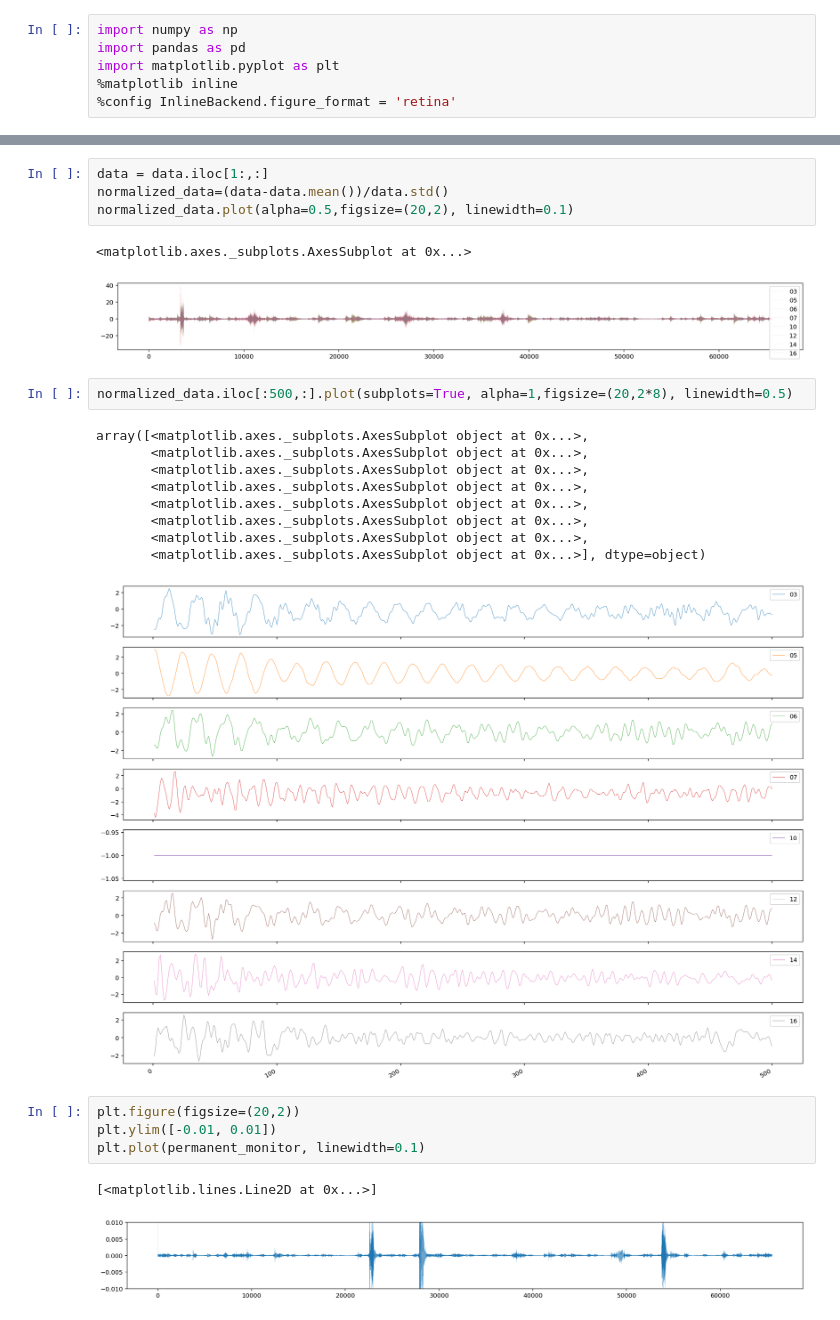
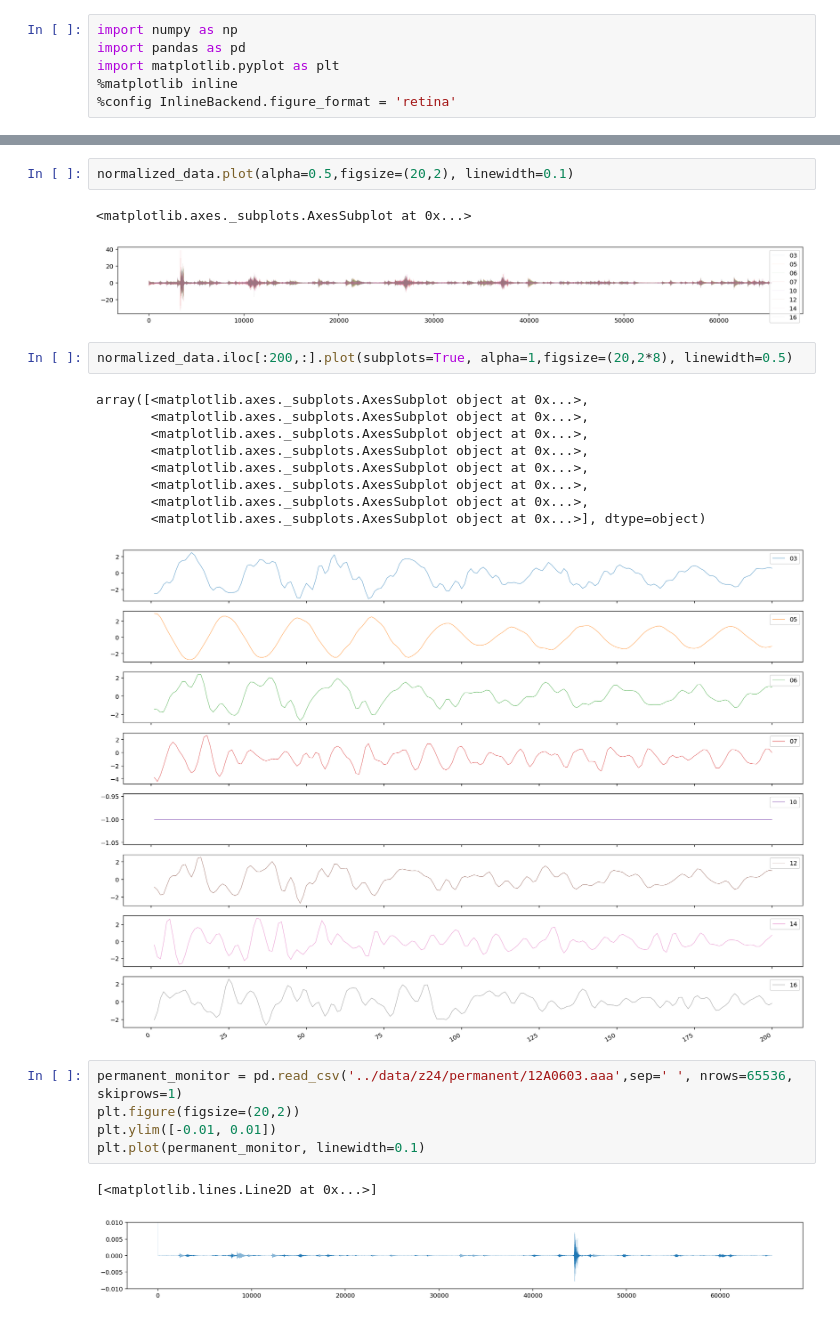
Before and after one commit to davidsteinar/structural-uncertainty, a Jupyter notebook: notebooks/z24-data-explore.ipynb, the cells around one changed output, grey strips where cells are left out. Saved outputs shown, nothing was run; the diff lists cells and outputs as text.

```diff
--- a/notebooks/z24-data-explore.ipynb
+++ b/notebooks/z24-data-explore.ipynb
@@ -23,12 +38,10 @@ Wall time: 241 ms
 # %%
-data = data.iloc[1:,:]
-normalized_data=(data-data.mean())/data.std()
 normalized_data.plot(alpha=0.5,figsize=(20,2), linewidth=0.1)
 # %% [output]
 <matplotlib.axes._subplots.AxesSubplot at 0x...>
 [figure]
 # %%
-normalized_data.iloc[:500,:].plot(subplots=True, alpha=1,figsize=(20,2*8), linewidth=0.5)
+normalized_data.iloc[:200,:].plot(subplots=True, alpha=1,figsize=(20,2*8), linewidth=0.5)
 # %% [output]
 array([<matplotlib.axes._subplots.AxesSubplot object at 0x...>,
        <matplotlib.axes._subplots.AxesSubplot object at 0x...>,
@@ -38,11 +51,12 @@ array([<matplotlib.axes._subplots.AxesSubplot object at 0x...>,
        <matplotlib.axes._subplots.AxesSubplot object at 0x...>,
        <matplotlib.axes._subplots.AxesSubplot object at 0x...>,
        <matplotlib.axes._subplots.AxesSubplot object at 0x...>], dtype=object)
-[figure, old version]
+[figure, new version]
 # %%
+permanent_monitor = pd.read_csv('../data/z24/permanent/12A0603.aaa',sep=' ', nrows=65536, skiprows=1)
 plt.figure(figsize=(20,2))
 plt.ylim([-0.01, 0.01])
 plt.plot(permanent_monitor, linewidth=0.1)
 # %% [output]
 [<matplotlib.lines.Line2D at 0x...>]
-[figure, old version]
+[figure, new version]
```
Also changed, not shown: parts of 11 cells of this notebook, 1 other file.
